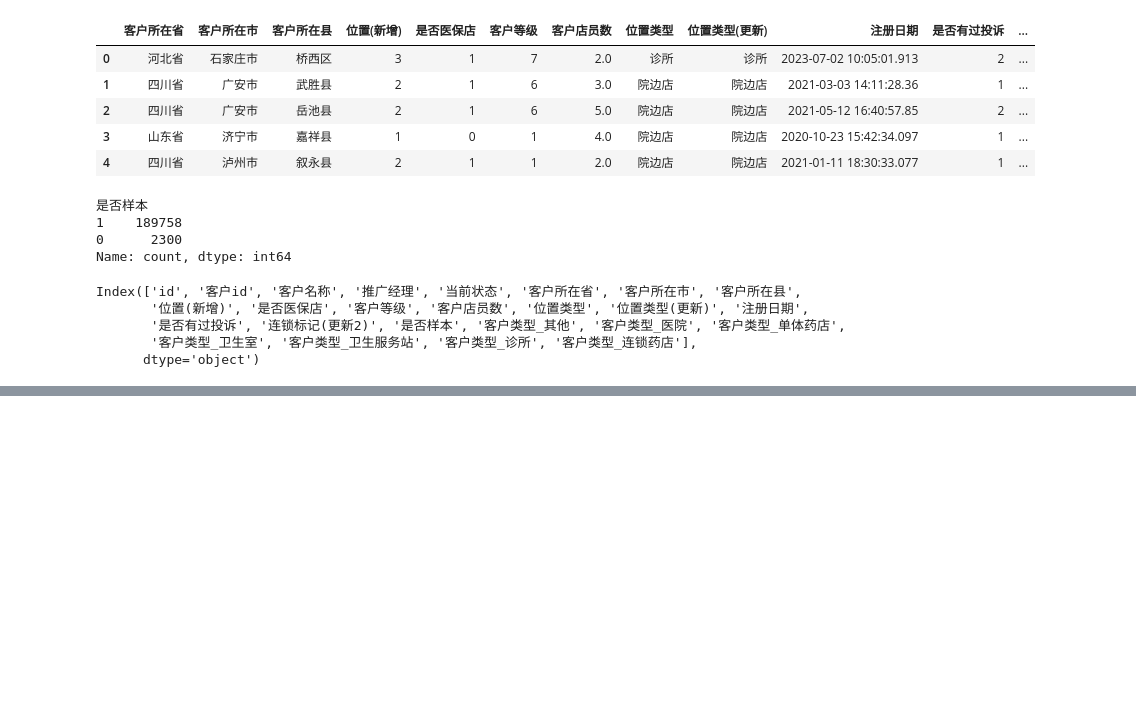
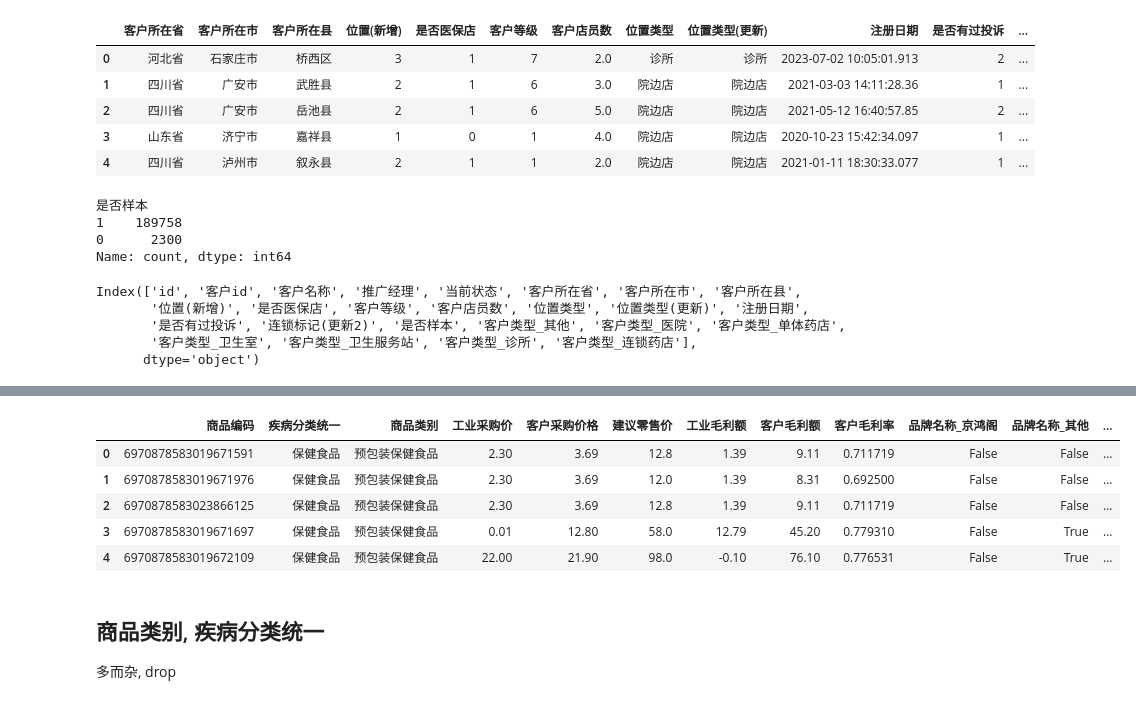
Before and after one commit to Aegis1863/10th-Statistical-Modeling-Competition, a Jupyter notebook: script/data_preparation.ipynb, the cells around one changed output, grey strips where cells are left out. Drawn from its saved outputs; the diff is of its cells as text; code cells hidden in the pictures; blank space fills up the shorter version.

```diff
--- a/script/data_preparation.ipynb
+++ b/script/data_preparation.ipynb
@@ -268,0 +352,8 @@ cus_final = pd.read_csv('../data/customers_m1.csv')
+# %%
+com_encoded = pd.get_dummies(com['医保类型'], prefix='医保类型')
+
+# 将独热编码结果与原始 DataFrame 合并
+com = pd.concat([com, com_encoded], axis=1)
+
+# 删除原始的客户类型字段
+com.drop(columns=['医保类型'], inplace=True)
@@ -268,0 +380,2 @@ cus_final = pd.read_csv('../data/customers_m1.csv')
+# %%
+com.drop(['库存数量'], axis=1, inplace=True)
@@ -268,0 +402,15 @@ cus_final = pd.read_csv('../data/customers_m1.csv')
+# %%
+com.drop(['单位'], axis=1, inplace=True)
+# %%
+com.head()
+# %% [output]
+|  | 商品编码 | 疾病分类统一 | 商品类别 | 工业采购价 | 客户采购价格 | 建议零售价 | 工业毛利额 | 客户毛利额 | 客户毛利率 | 品牌名称_京鸿阁 | 品牌名称_其他 | ... |
+| 0 | 6970878583019671591 | 保健食品 | 预包装保健食品 | 2.30 | 3.69 | 12.8 | 1.39 | 9.11 | 0.711719 | False | False | ... |
+| 1 | 6970878583019671976 | 保健食品 | 预包装保健食品 | 2.30 | 3.69 | 12.0 | 1.39 | 8.31 | 0.692500 | False | False | ... |
+| 2 | 6970878583023866125 | 保健食品 | 预包装保健食品 | 2.30 | 3.69 | 12.8 | 1.39 | 9.11 | 0.711719 | False | False | ... |
+| 3 | 6970878583019671697 | 保健食品 | 预包装保健食品 | 0.01 | 12.80 | 58.0 | 12.79 | 45.20 | 0.779310 | False | True | ... |
+| 4 | 6970878583019672109 | 保健食品 | 预包装保健食品 | 22.00 | 21.90 | 98.0 | -0.10 | 76.10 | 0.776531 | False | True | ... |
+# %% [markdown]
+## 商品类别, 疾病分类统一
+
+ 多而杂, drop
```
Also changed, not shown: parts of 32 cells of this notebook, 1 other file.
